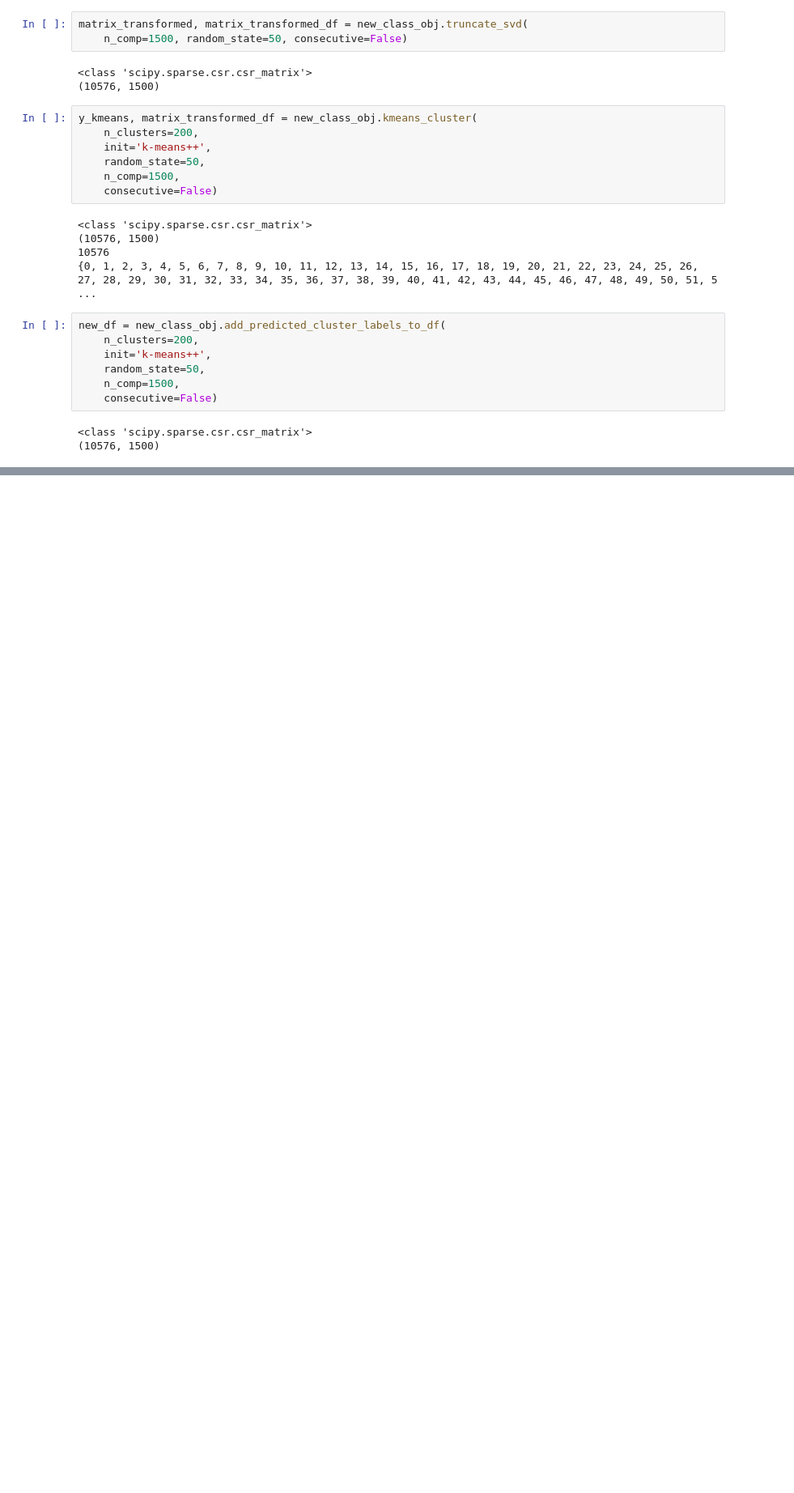
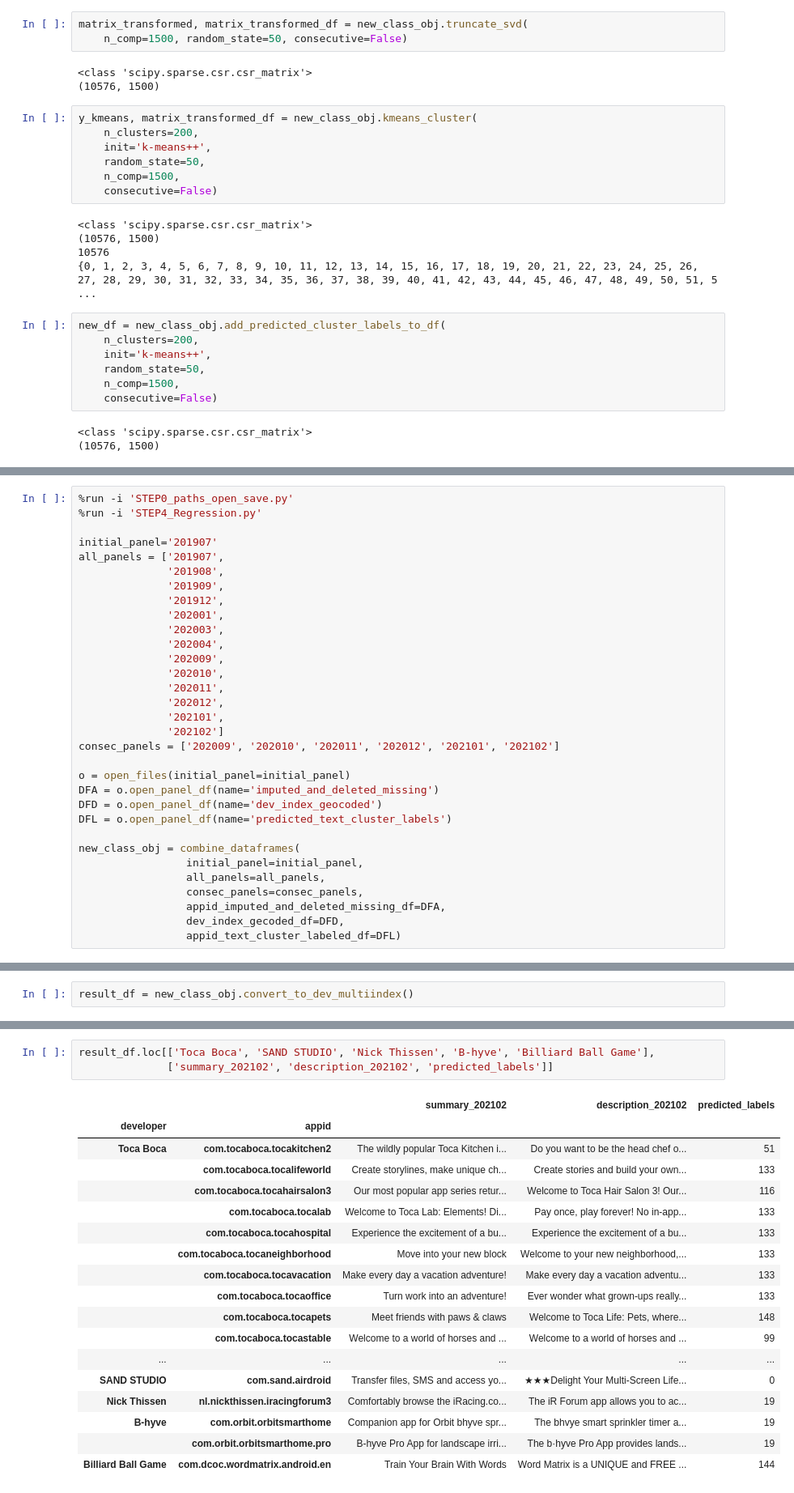
Before and after one commit to nz44/phd_dissertation, a Jupyter notebook: scripts/___test_code___.ipynb, the cells around one changed output, grey strips where cells are left out. Shown at 81% size. Saved outputs shown, nothing was run; the diff lists cells and outputs as text; blank space fills up the shorter version.

Commit message:
eyeballed predicted labels, start creating regression class

```diff
--- a/scripts/___test_code___.ipynb
+++ b/scripts/___test_code___.ipynb
@@ -396,0 +399,32 @@ new_df = new_class_obj.add_predicted_cluster_labels_to_df(
+# %%
+%run -i 'STEP0_paths_open_save.py'
+%run -i 'STEP4_Regression.py'
+
+initial_panel='201907'
+all_panels = ['201907',
+              '201908',
+              '201909',
+              '201912',
+              '202001',
+              '202003',
+              '202004',
+              '202009',
+              '202010',
+              '202011',
+              '202012',
+              '202101',
+              '202102']
+consec_panels = ['202009', '202010', '202011', '202012', '202101', '202102']
+
+o = open_files(initial_panel=initial_panel)
+DFA = o.open_panel_df(name='imputed_and_deleted_missing')
+DFD = o.open_panel_df(name='dev_index_geocoded')
+DFL = o.open_panel_df(name='predicted_text_cluster_labels')
+
+new_class_obj = combine_dataframes(
+                 initial_panel=initial_panel,
+                 all_panels=all_panels,
+                 consec_panels=consec_panels,
+                 appid_imputed_and_deleted_missing_df=DFA,
+                 dev_index_gecoded_df=DFD,
+                 appid_text_cluster_labeled_df=DFL)
@@ -396,0 +433,2 @@ new_df = new_class_obj.add_predicted_cluster_labels_to_df(
+# %%
+result_df = new_class_obj.convert_to_dev_multiindex()
@@ -396,0 +483,22 @@ new_df = new_class_obj.add_predicted_cluster_labels_to_df(
+# %%
+result_df.loc[['Toca Boca', 'SAND STUDIO', 'Nick Thissen', 'B-hyve', 'Billiard Ball Game'],
+              ['summary_202102', 'description_202102', 'predicted_labels']]
+# %% [output]
+|  |  | summary_202102 | description_202102 | predicted_labels |
+| developer | appid |  |  |  |
+| Toca Boca | com.tocaboca.tocakitchen2 | The wildly popular Toca Kitchen i... | Do you want to be the head chef o... | 51 |
+|  | com.tocaboca.tocalifeworld | Create storylines, make unique ch... | Create stories and build your own... | 133 |
+|  | com.tocaboca.tocahairsalon3 | Our most popular app series retur... | Welcome to Toca Hair Salon 3! Our... | 116 |
+|  | com.tocaboca.tocalab | Welcome to Toca Lab: Elements! Di... | Pay once, play forever! No in-app... | 133 |
+|  | com.tocaboca.tocahospital | Experience the excitement of a bu... | Experience the excitement of a bu... | 133 |
+|  | com.tocaboca.tocaneighborhood | Move into your new block | Welcome to your new neighborhood,... | 133 |
+|  | com.tocaboca.tocavacation | Make every day a vacation adventure! | Make every day a vacation adventu... | 133 |
+|  | com.tocaboca.tocaoffice | Turn work into an adventure! | Ever wonder what grown-ups really... | 133 |
+|  | com.tocaboca.tocapets | Meet friends with paws & claws | Welcome to Toca Life: Pets, where... | 148 |
+|  | com.tocaboca.tocastable | Welcome to a world of horses and ... | Welcome to a world of horses and ... | 99 |
+| ... | ... | ... | ... | ... |
+| SAND STUDIO | com.sand.airdroid | Transfer files, SMS and access yo... | ★★★Delight Your Multi-Screen Life... | 0 |
+| Nick Thissen | nl.nickthissen.iracingforum3 | Comfortably browse the iRacing.co... | The iR Forum app allows you to ac... | 19 |
+| B-hyve | com.orbit.orbitsmarthome | Companion app for Orbit bhyve spr... | The bhvye smart sprinkler timer a... | 19 |
+|  | com.orbit.orbitsmarthome.pro | B-hyve Pro App for landscape irri... | The b·hyve Pro App provides lands... | 19 |
+| Billiard Ball Game | com.dcoc.wordmatrix.android.en | Train Your Brain With Words | Word Matrix is a UNIQUE and FREE ... | 144 |
```
Also changed, not shown: parts of 11 cells of this notebook, 3 other files.
